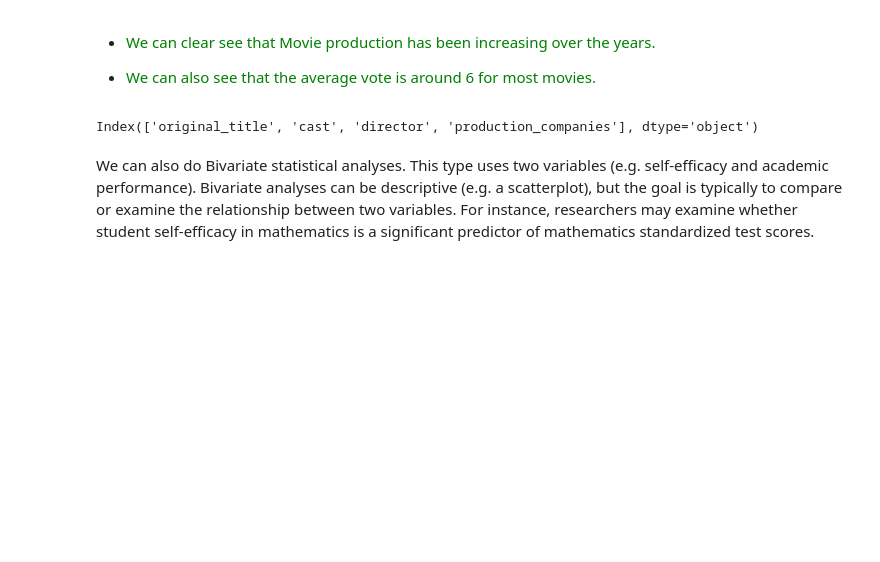
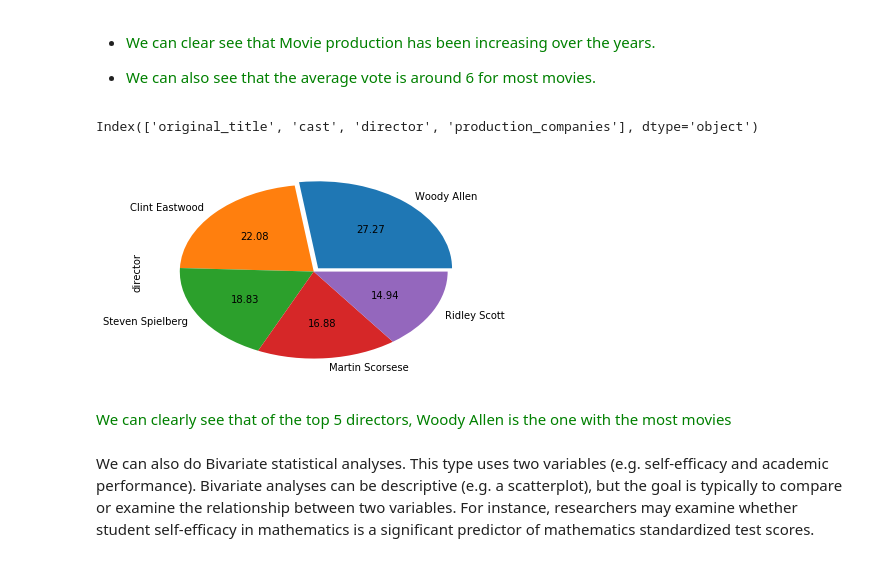
Before and after one commit to CHRISTOROMO/The-Movie-Database-tmdb-Review-and-Revenue, a Jupyter notebook: Investigate_a_Dataset.ipynb, the cells around one changed output. Cells and saved outputs as stored; diff of their text form; code cells hidden in the pictures; blank space fills up the shorter version.

```diff
--- a/Investigate_a_Dataset.ipynb
+++ b/Investigate_a_Dataset.ipynb
@@ -290,5 +309,14 @@ cat_cols = movies_df.select_dtypes(include=['object']).columns
 cat_cols
 # %% [output]
 Index(['original_title', 'cast', 'director', 'production_companies'], dtype='object')
+# %%
+# Plotting pie chart for directors
+explode=(0.05, 0,0,0,0)
+
+movies_df.director.value_counts().head(5).plot(kind='pie',autopct='%.2f',explode=explode);
+# %% [output]
+[figure, added]
+# %% [markdown]
+<span style="color:green"></style>We can clearly see that of the top 5 directors, Woody Allen is the one with the most movies
 # %% [markdown]
 We can also do Bivariate statistical analyses. This type uses two variables (e.g. self-efficacy and academic performance). Bivariate analyses can be descriptive (e.g. a scatterplot), but the goal is typically to compare or examine the relationship between two variables. For instance, researchers may examine whether student self-efficacy in mathematics is a significant predictor of mathematics standardized test scores.
```
Also changed, not shown: parts of 15 cells of this notebook.
